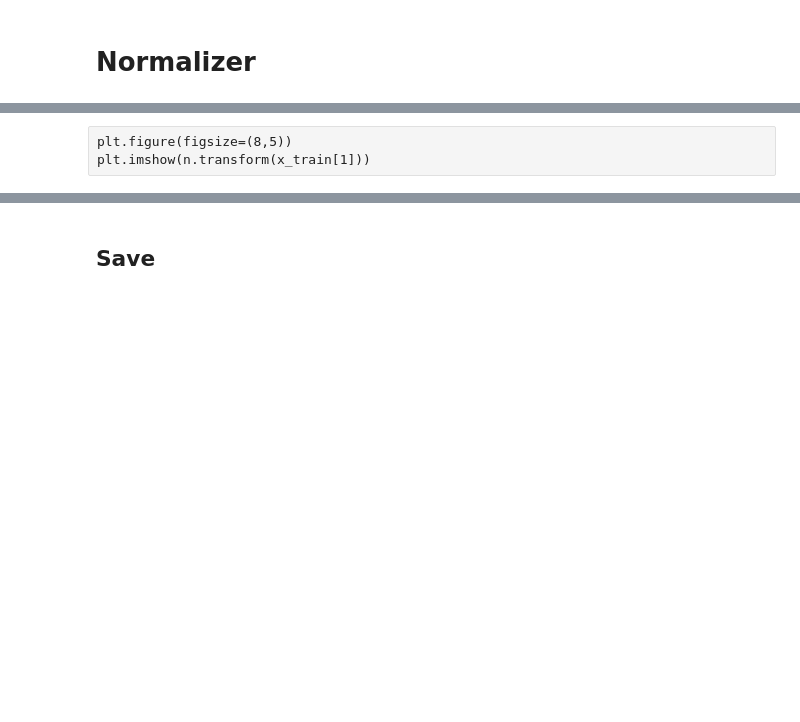
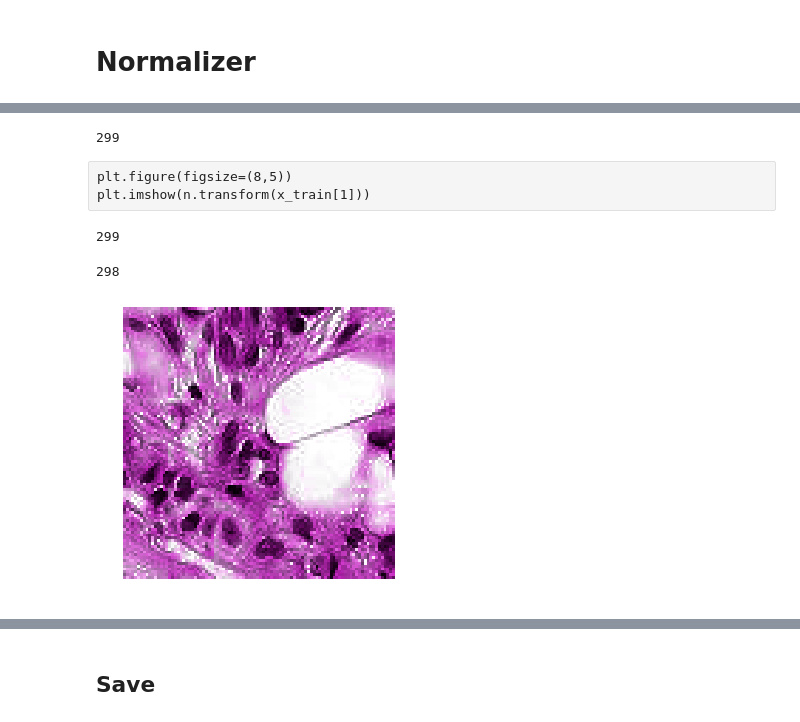
Before and after one commit to simgeekiz/PatchCamelyon, a Jupyter notebook: stainnorm/Normalized.ipynb, the cells around one changed output, grey strips where cells are left out. Saved outputs shown, nothing was run; the diff lists cells and outputs as text; code cells hidden in the pictures; blank space fills up the shorter version.

```diff
--- a/stainnorm/Normalized.ipynb
+++ b/stainnorm/Normalized.ipynb
@@ -66,8 +219,19 @@ y_train[10]
 # %%
-bs_inputs = (first,) + t
+bs_inputs = (first_x,) + t
+len(bs_inputs)
+# %% [output]
+299
 # %% [raw]
 plt.figure(figsize=(8,5))
 plt.imshow(n.transform(x_train[1]))
 # %%
 x_train_norm = utils.build_stack(bs_inputs)
+len(x_train_norm)
+# %% [output]
+299
+# %%
+y_train = np.concatenate((np.array([first_y]), y_train))
+len(y_train)
+# %% [output]
+298
 # %%
@@ -75,2 +239,7 @@ ind = 0
+# %%
+plt.figure(figsize=(8,5))
+show(t[ind])
+# %% [output]
+[figure, added]
 # %%
 plt.figure(figsize=(8,5))
```
Also changed, not shown: parts of 13 cells of this notebook, 2 other files.
